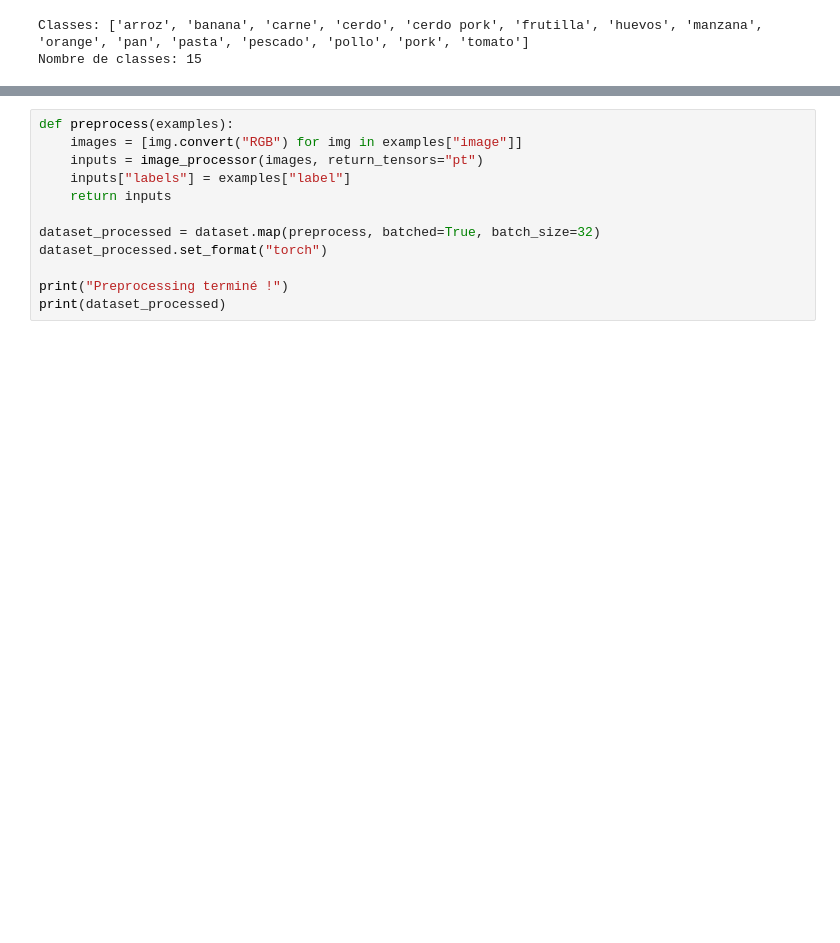
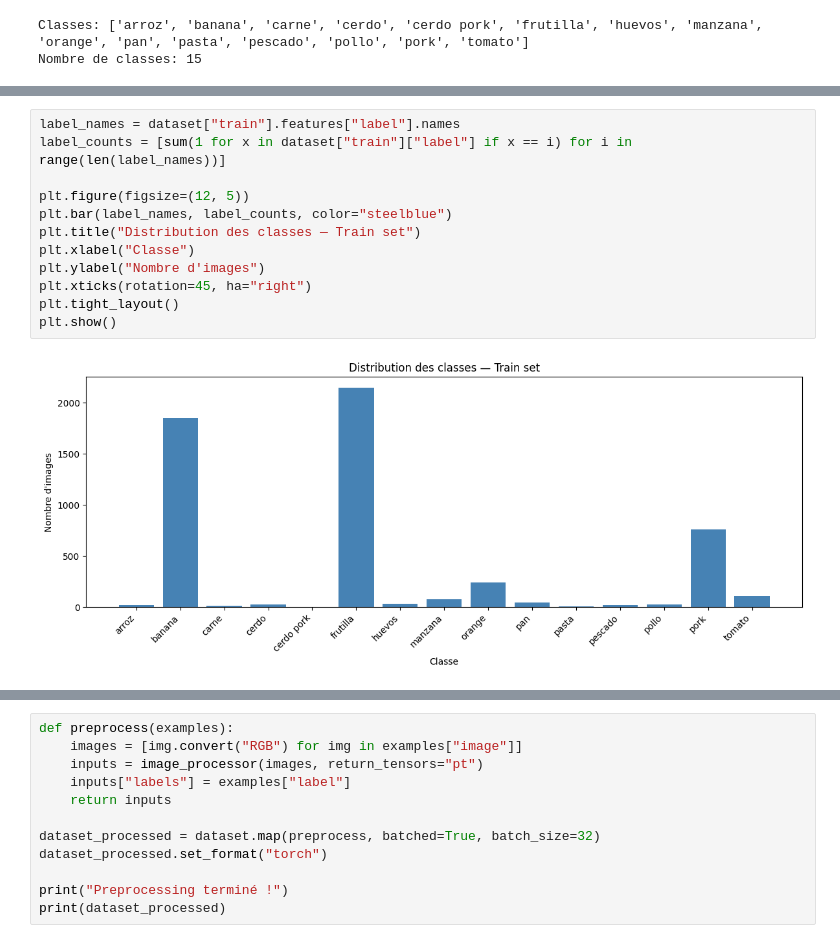
Before and after one commit to dasbap/healthIA_api, a Jupyter notebook: ai-service/notebooks/01_meal_image_analyzer.ipynb, the cells around one changed output, grey strips where cells are left out. Saved outputs shown, nothing was run; the diff lists cells and outputs as text; blank space fills up the shorter version.

```diff
--- a/ai-service/notebooks/01_meal_image_analyzer.ipynb
+++ b/ai-service/notebooks/01_meal_image_analyzer.ipynb
@@ -112,0 +96,14 @@ Nombre de labels : 15
+# %%
+label_names = dataset["train"].features["label"].names
+label_counts = [sum(1 for x in dataset["train"]["label"] if x == i) for i in range(len(label_names))]
+
+plt.figure(figsize=(12, 5))
+plt.bar(label_names, label_counts, color="steelblue")
+plt.title("Distribution des classes — Train set")
+plt.xlabel("Classe")
+plt.ylabel("Nombre d'images")
+plt.xticks(rotation=45, ha="right")
+plt.tight_layout()
+plt.show()
+# %% [output]
+[figure, added]
```
Also changed, not shown: parts of 34 cells of this notebook.
